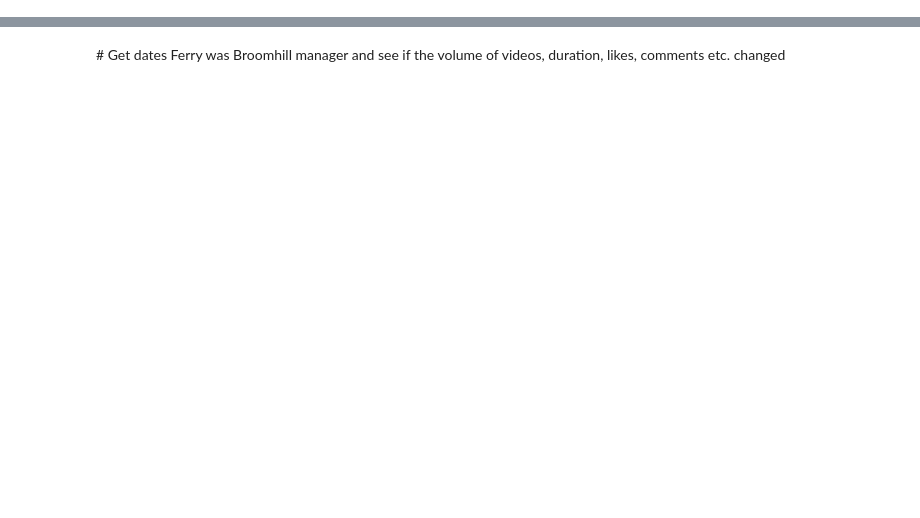
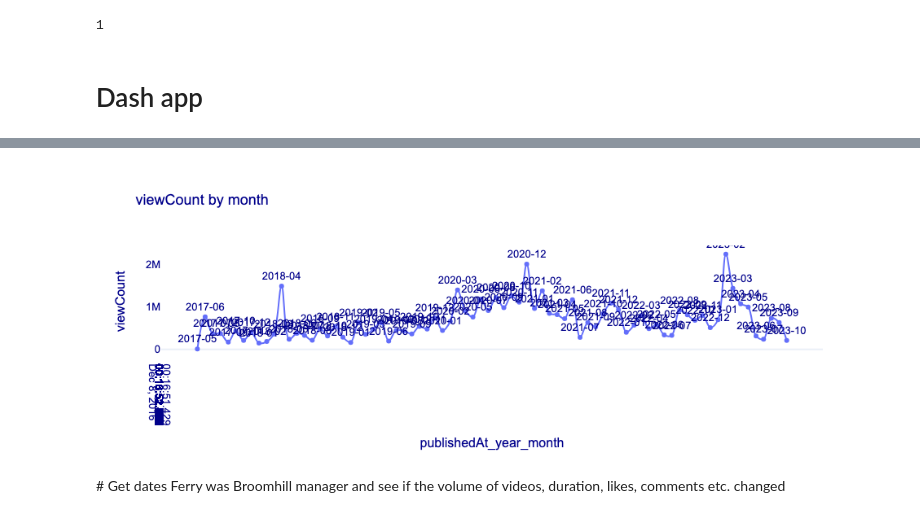
Before and after one commit to JonR45/OpenGoal, a Jupyter notebook: notebooks/5_visualise.ipynb, the cells around one changed output, grey strips where cells are left out. Saved outputs shown, nothing was run; the diff lists cells and outputs as text; code cells hidden in the pictures; blank space fills up the shorter version.

```diff
--- a/notebooks/5_visualise.ipynb
+++ b/notebooks/5_visualise.ipynb
@@ -28,0 +90,17 @@ df.head()
+# %%
+# convert publishedAt values from string to datetime
+df['publishedAt'] = pd.to_datetime(df['publishedAt'])
+# use strftime to format the datetime value into just year and month so we can group by year and month
+df['publishedAt_year_month'] = df['publishedAt'].dt.strftime("%Y-%m")
+
+# group the views, likes and comment numbers by month
+df_group = (
+    df.groupby(by=[df['publishedAt_year_month']])[
+    ['viewCount', 'likeCount', 'commentCount']
+    ]
+    .sum()
+    .astype(int)
+    )
+
+df_group.reset_index(inplace=True)
+df_group.head(10)
@@ -28,0 +119,6 @@ df.head()
+# %%
+df_group['favoriteCount'].nunique()
+# %% [output]
+1
+# %% [markdown]
+# Dash app
@@ -28,0 +147,38 @@ df.head()
+# %%
+fig = px.line(data_frame=df_group,
+              x='publishedAt_year_month',
+              y='viewCount',
+              labels={'xxx': 'yyyy'},
+              title='viewCount by month',
+              line_shape='spline',
+              text='publishedAt_year_month',
+#               hover_name='',
+#               hover_data=
+              template='plotly_white',
+              )
+
+fig.update_traces(
+    mode='lines+markers+text', # add +text if want the numbers to appear at the marker
+    textposition='top center',) # can be ['top left', 'top center', 'top right', 'middle left','middle center', 'middle right', 'bottom left', 'bottom center', 'bottom right']
+
+
+fig.update_layout(
+    font=dict(
+        family="Arial",
+        size=13,
+        color="darkblue"),
+    xaxis=dict(
+        dtick=1,
+        showgrid=False),
+    yaxis=dict(
+        showgrid=False),
+#     hovermode='x unified',
+)
+
+# fig.update_traces(textposition="top right",)
+
+
+
+
+fig.show()
+# %% [output]
@@ -29,3 +186,4 @@ df.head()
+[figure, added]
 # %% [markdown]
 # Get dates Ferry was Broomhill manager and see if the volume of videos, duration, likes, comments etc. changed
 # %%
```
Also changed, not shown: parts of 10 cells of this notebook, 3 other files.
